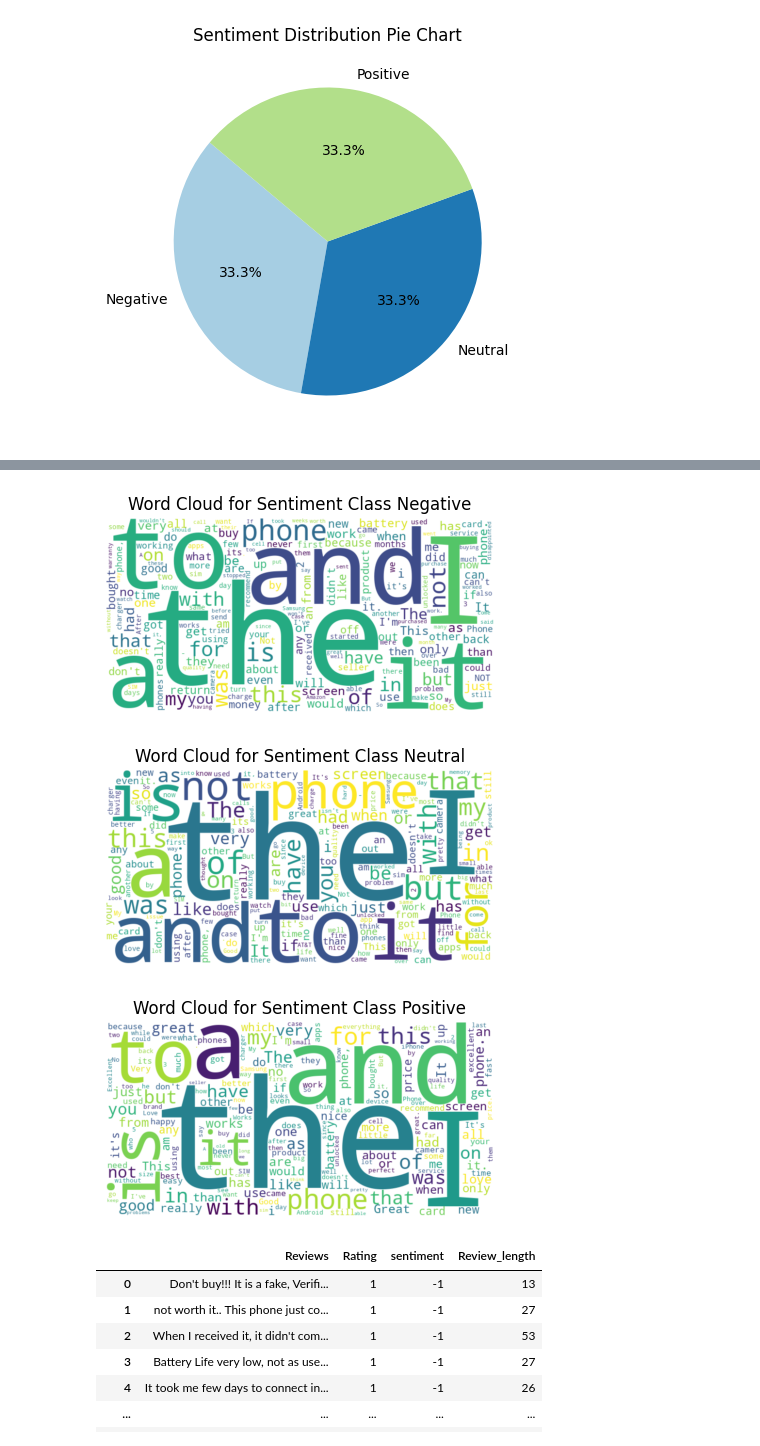
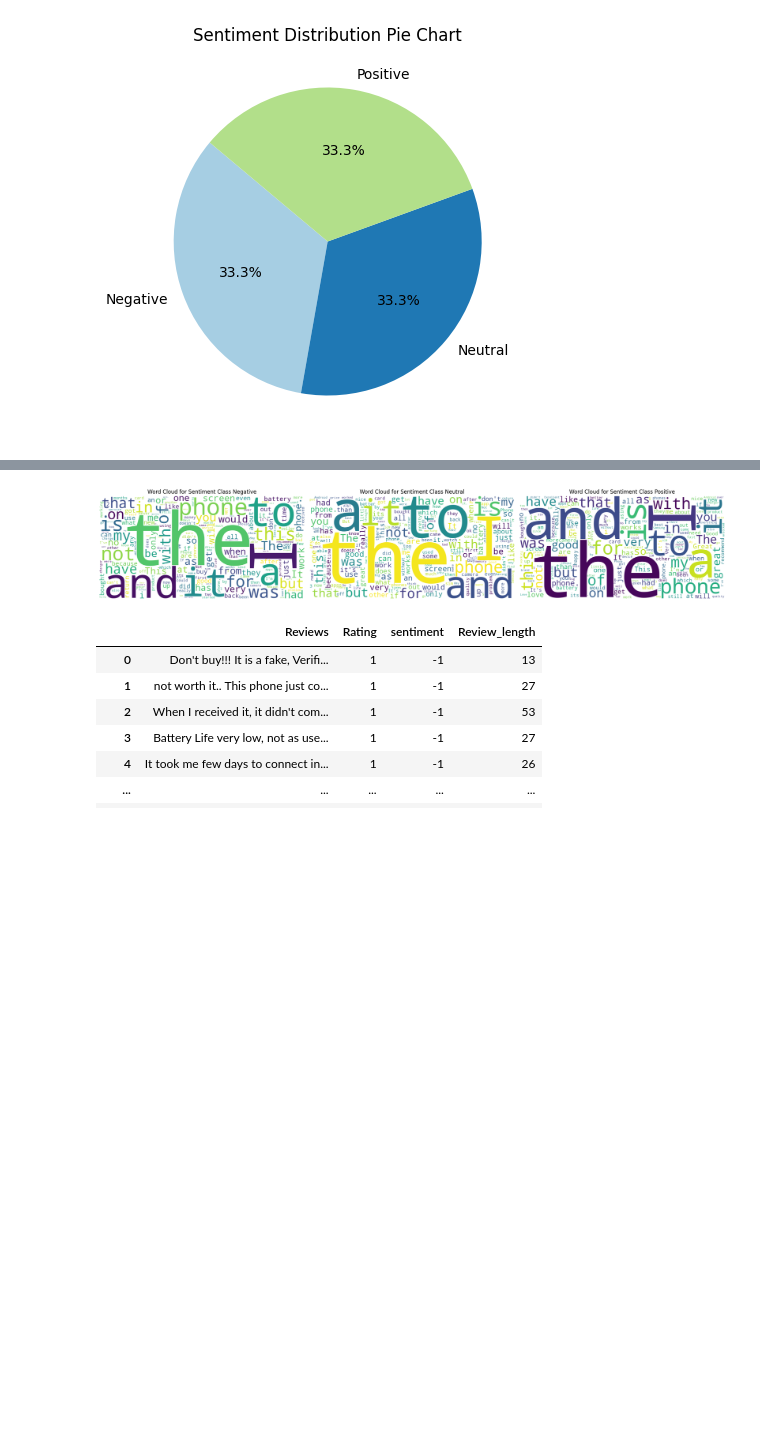
Before and after one commit to shakedbakst/Amazon_Reviews, a Jupyter notebook: amazon.ipynb, the cells around one changed output, grey strips where cells are left out. Cells and saved outputs as stored; diff of their text form; code cells hidden in the pictures; blank space fills up the shorter version.

```diff
--- a/amazon.ipynb
+++ b/amazon.ipynb
@@ -156,23 +158,28 @@ plt.show()
 # %%
 from collections import Counter
 from wordcloud import WordCloud
+import matplotlib.pyplot as plt
+import seaborn as sns
 
-def plot_wordcloud(data, title):
-    wordcloud = WordCloud(width=800, height=400, background_color='white').generate_from_frequencies(data)
-    plt.figure(figsize=(5, 4))
-    plt.imshow(wordcloud, interpolation='bilinear')
-    plt.title(title)
-    plt.axis('off')
-    plt.show()
+def plot_wordcloud(data, ax, title):
+    wordcloud = WordCloud(stopwords=set(WordCloud().stopwords), width=800, height=400, background_color='white').generate_from_frequencies(data)
+    ax.imshow(wordcloud, interpolation='bilinear')
+    ax.set_title(title)
+    ax.axis('off')
 
-for label in df['sentiment'].unique():
+# Create subplots
+fig, axes = plt.subplots(1, len(df['sentiment'].unique()), figsize=(20, 5))
+
+# Generate word clouds for each sentiment class
+for ax, label in zip(axes, df['sentiment'].unique()):
     words = ' '.join(df[df['sentiment'] == label]['Reviews']).split()
     word_freq = Counter(words)
-    plot_wordcloud(word_freq, f'Word Cloud for Sentiment Class {label}')
+    plot_wordcloud(word_freq, ax, f'Word Cloud for Sentiment Class {label}')
+
+plt.tight_layout()
+plt.show()
 # %% [output]
-[figure, old version]
+[figure, new version]
-[figure, removed]
-[figure, removed]
 # %%
 df.dropna(inplace=True)
 df['sentiment'] = df['sentiment'].map({'Positive': 1, 'Negative': -1, 'Neutral': 0})
```
Also changed, not shown: parts of 37 cells of this notebook.
